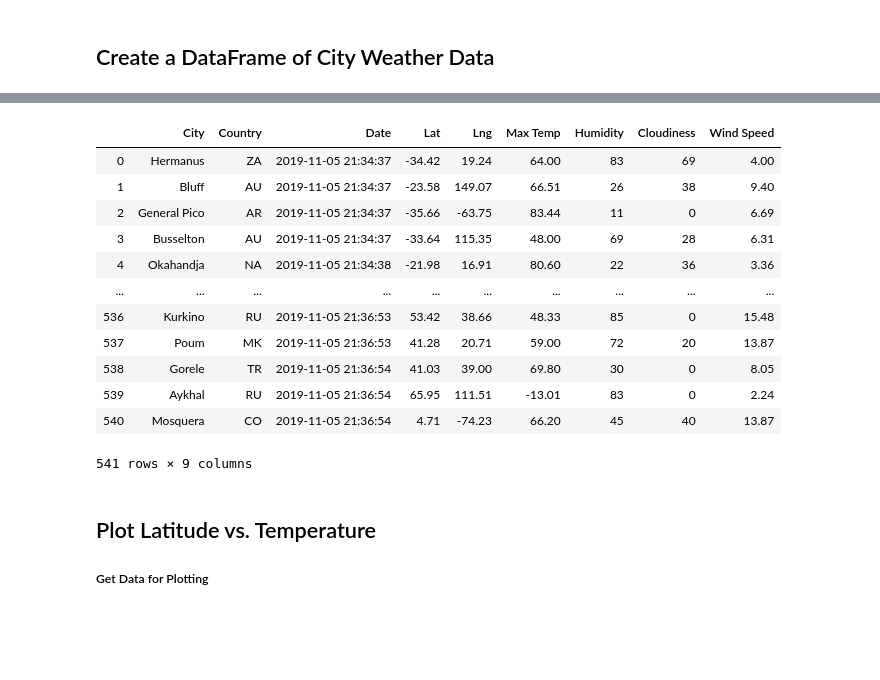
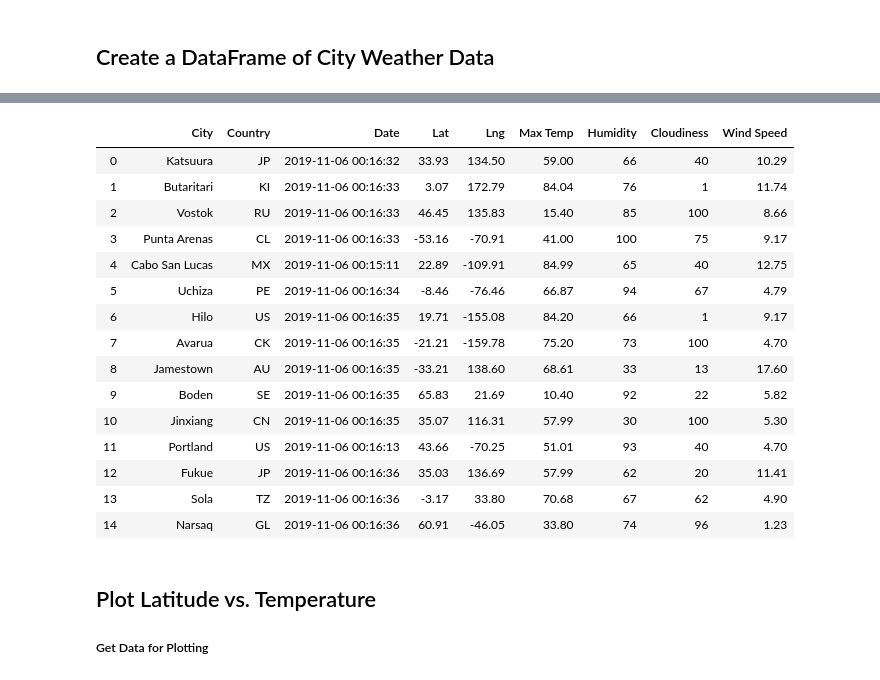
Before and after one commit to aodoming/World_Weather_Analysis_ADominguez, a Jupyter notebook: WeatherPy.ipynb, the cells around one changed output, grey strips where cells are left out. Drawn from its saved outputs; the diff is of its cells as text; code cells hidden in the pictures; blank space fills up the shorter version.

```diff
--- a/WeatherPy.ipynb
+++ b/WeatherPy.ipynb
@@ -183,25 +183,28 @@ city_data_df.head(10)
 # %%
 # Reorder the columns as City, Country, Date, Lat, Lng, Max Temp, Humidity, Cloudiness, and Wind Speed
 
 new_column_order = ['City', 'Country', 'Date', 'Lat', 'Lng', 'Max Temp', 'Humidity', 'Cloudiness', 'Wind Speed']
 
 # Assign a new or the same DataFrame with new column order: df = df[new_column_order]
 city_data_df = city_data_df[new_column_order]
-city_data_df
+city_data_df.head(15)
 # %% [output]
 |  | City | Country | Date | Lat | Lng | Max Temp | Humidity | Cloudiness | Wind Speed |
-| 0 | Hermanus | ZA | 2019-11-05 21:34:37 | -34.42 | 19.24 | 64.00 | 83 | 69 | 4.00 |
-| 1 | Bluff | AU | 2019-11-05 21:34:37 | -23.58 | 149.07 | 66.51 | 26 | 38 | 9.40 |
-| 2 | General Pico | AR | 2019-11-05 21:34:37 | -35.66 | -63.75 | 83.44 | 11 | 0 | 6.69 |
-| 3 | Busselton | AU | 2019-11-05 21:34:37 | -33.64 | 115.35 | 48.00 | 69 | 28 | 6.31 |
-| 4 | Okahandja | NA | 2019-11-05 21:34:38 | -21.98 | 16.91 | 80.60 | 22 | 36 | 3.36 |
-| ... | ... | ... | ... | ... | ... | ... | ... | ... | ... |
-| 536 | Kurkino | RU | 2019-11-05 21:36:53 | 53.42 | 38.66 | 48.33 | 85 | 0 | 15.48 |
-| 537 | Poum | MK | 2019-11-05 21:36:53 | 41.28 | 20.71 | 59.00 | 72 | 20 | 13.87 |
-| 538 | Gorele | TR | 2019-11-05 21:36:54 | 41.03 | 39.00 | 69.80 | 30 | 0 | 8.05 |
-| 539 | Aykhal | RU | 2019-11-05 21:36:54 | 65.95 | 111.51 | -13.01 | 83 | 0 | 2.24 |
-| 540 | Mosquera | CO | 2019-11-05 21:36:54 | 4.71 | -74.23 | 66.20 | 45 | 40 | 13.87 |
+| 0 | Katsuura | JP | 2019-11-06 00:16:32 | 33.93 | 134.50 | 59.00 | 66 | 40 | 10.29 |
+| 1 | Butaritari | KI | 2019-11-06 00:16:33 | 3.07 | 172.79 | 84.04 | 76 | 1 | 11.74 |
+| 2 | Vostok | RU | 2019-11-06 00:16:33 | 46.45 | 135.83 | 15.40 | 85 | 100 | 8.66 |
+| 3 | Punta Arenas | CL | 2019-11-06 00:16:33 | -53.16 | -70.91 | 41.00 | 100 | 75 | 9.17 |
+| 4 | Cabo San Lucas | MX | 2019-11-06 00:15:11 | 22.89 | -109.91 | 84.99 | 65 | 40 | 12.75 |
+| 5 | Uchiza | PE | 2019-11-06 00:16:34 | -8.46 | -76.46 | 66.87 | 94 | 67 | 4.79 |
+| 6 | Hilo | US | 2019-11-06 00:16:35 | 19.71 | -155.08 | 84.20 | 66 | 1 | 9.17 |
+| 7 | Avarua | CK | 2019-11-06 00:16:35 | -21.21 | -159.78 | 75.20 | 73 | 100 | 4.70 |
+| 8 | Jamestown | AU | 2019-11-06 00:16:35 | -33.21 | 138.60 | 68.61 | 33 | 13 | 17.60 |
+| 9 | Boden | SE | 2019-11-06 00:16:35 | 65.83 | 21.69 | 10.40 | 92 | 22 | 5.82 |
+| 10 | Jinxiang | CN | 2019-11-06 00:16:35 | 35.07 | 116.31 | 57.99 | 30 | 100 | 5.30 |
+| 11 | Portland | US | 2019-11-06 00:16:13 | 43.66 | -70.25 | 51.01 | 93 | 40 | 4.70 |
+| 12 | Fukue | JP | 2019-11-06 00:16:36 | 35.03 | 136.69 | 57.99 | 62 | 20 | 11.41 |
+| 13 | Sola | TZ | 2019-11-06 00:16:36 | -3.17 | 33.80 | 70.68 | 67 | 62 | 4.90 |
+| 14 | Narsaq | GL | 2019-11-06 00:16:36 | 60.91 | -46.05 | 33.80 | 74 | 96 | 1.23 |
-541 rows × 9 columns
 # %%
 # Create the output file (CSV).
 output_data_file = "weather_data/cities.csv"
```
Also changed, not shown: parts of 36 cells of this notebook.
